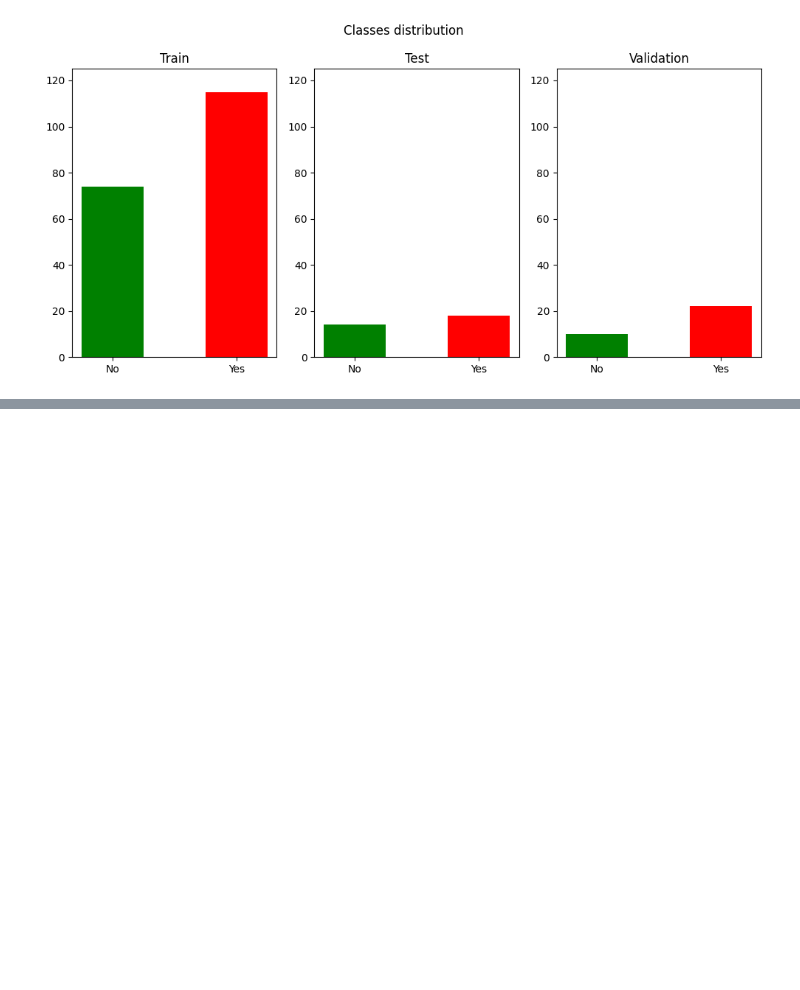
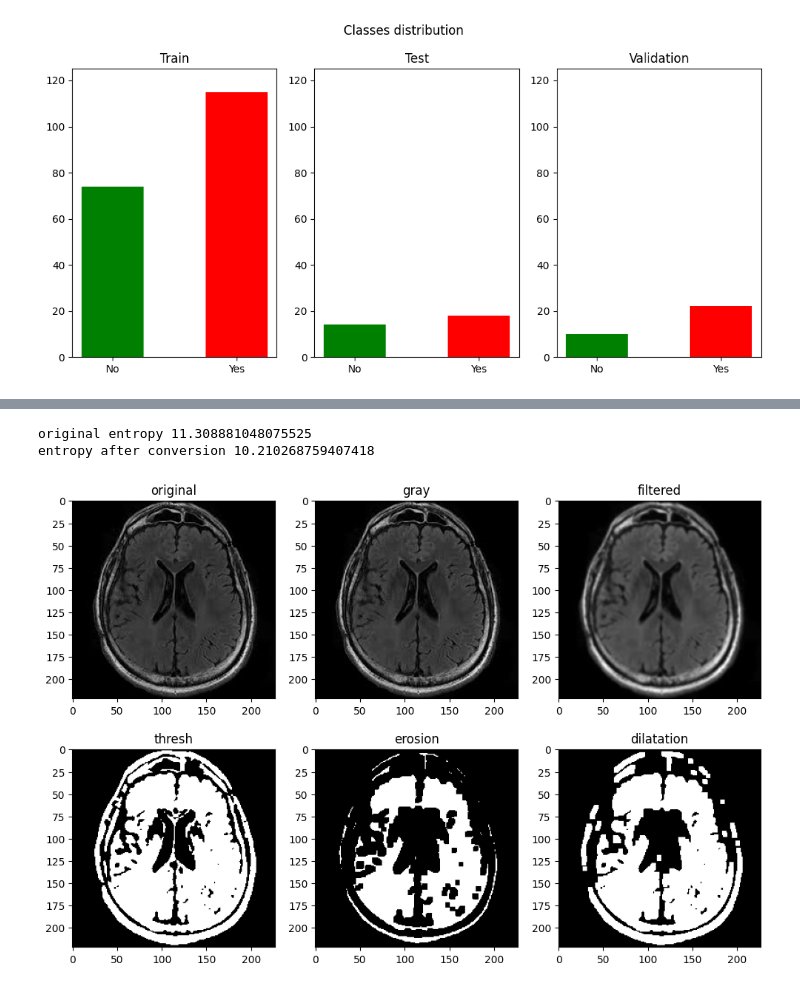
Before and after one commit to gqkd/MRI_Brain_Tumor_Detection, a Jupyter notebook: Brain_Tumor_Detection.ipynb, the cells around one changed output, grey strips where cells are left out. Cells and saved outputs as stored; diff of their text form; code cells hidden in the pictures; blank space fills up the shorter version.

```diff
--- a/Brain_Tumor_Detection.ipynb
+++ b/Brain_Tumor_Detection.ipynb
@@ -158,0 +171,59 @@ plt.tight_layout()
+# %%
+# preprocessing, one image, cropping https://pyimagesearch.com/2016/04/11/finding-extreme-points-in-contours-with-opencv/
+IMG_SIZE = (224,224)
+img = X[0]
+
+# from RGB to gray scale
+
+#before converting it we have to check if we are losing information with the gray scale conversion
+# a simple way is to calculate the entropy after and before
+print(f'original entropy {entropy(img.ravel())}')
+plt.figure(figsize=(12,8))
+plt.subplot(2,3,1)
+plt.imshow(img)
+plt.title('original')
+
+img = cv2.cvtColor(img, cv2.COLOR_RGB2GRAY)
+plt.subplot(2,3,2)
+plt.imshow(img,cmap='gray')
+plt.title('gray')
+print(f'entropy after conversion {entropy(img.ravel())}')
+
+#TODO too much information is lost with the conversion
+
+# gaussian filter
+img = cv2.GaussianBlur(img, (5,5), 0)
+plt.subplot(2,3,3)
+plt.imshow(img,cmap='gray')
+plt.title('filtered')
+
+
+thresh = cv2.threshold(img, 45, 255, cv2.THRESH_BINARY)[1]
+plt.subplot(2,3,4)
+plt.imshow(thresh,cmap='gray')
+plt.title('thresh')
+
+thresh = cv2.erode(thresh, None, iterations=2)
+plt.subplot(2,3,5)
+plt.imshow(thresh,cmap='gray')
+plt.title('erosion')
+
+
+thresh = cv2.dilate(thresh, None, iterations=2)
+plt.subplot(2,3,6)
+plt.imshow(thresh,cmap='gray')
+plt.title('dilatation')
+
+#TODO otsu?
+
+
+# find contours in thresholded image, then grab the largest
+# one
+cnts = cv2.findContours(thresh.copy(), cv2.RETR_EXTERNAL,cv2.CHAIN_APPROX_SIMPLE)
+
+# cnts = imutils.grab_contours(cnts)
+# c = max(cnts, key=cv2.contourArea)
+# %% [output]
+original entropy 11.308881048075525
+entropy after conversion 10.210268759407418
+[figure, added]
```
Also changed, not shown: parts of 9 cells of this notebook.
